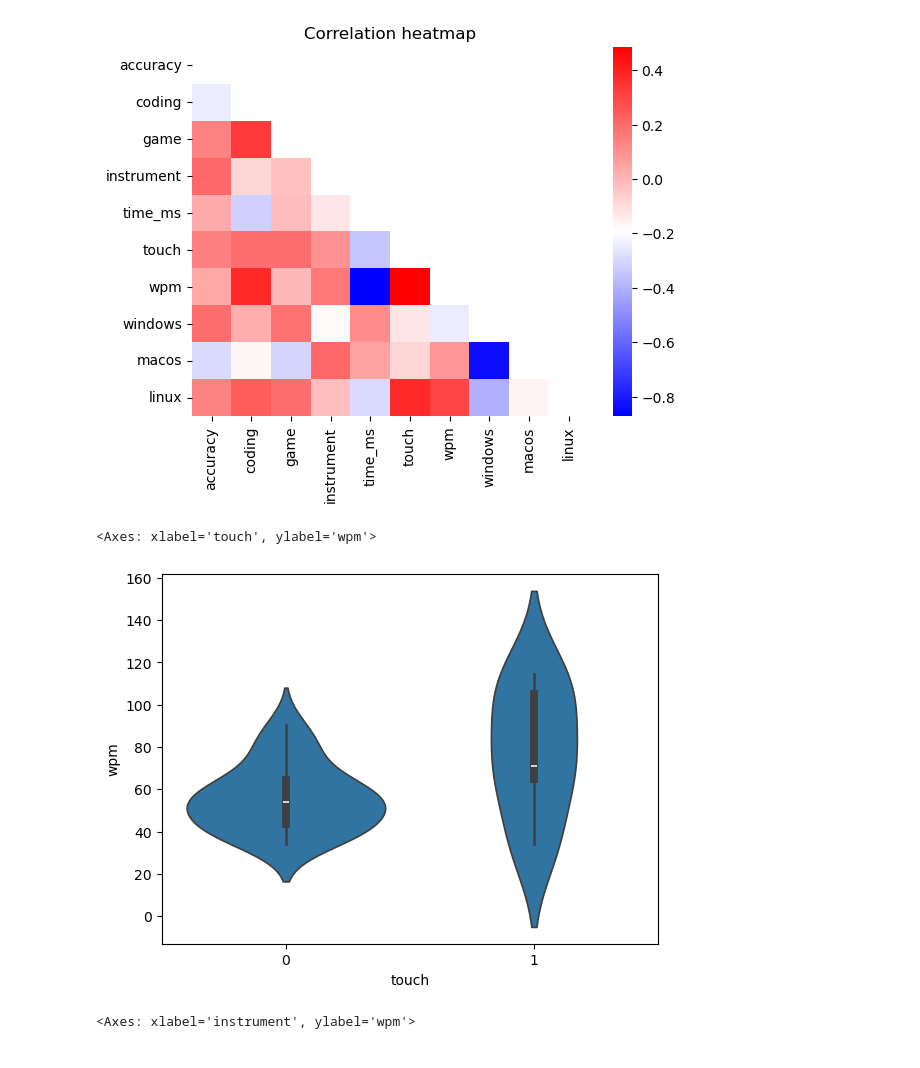
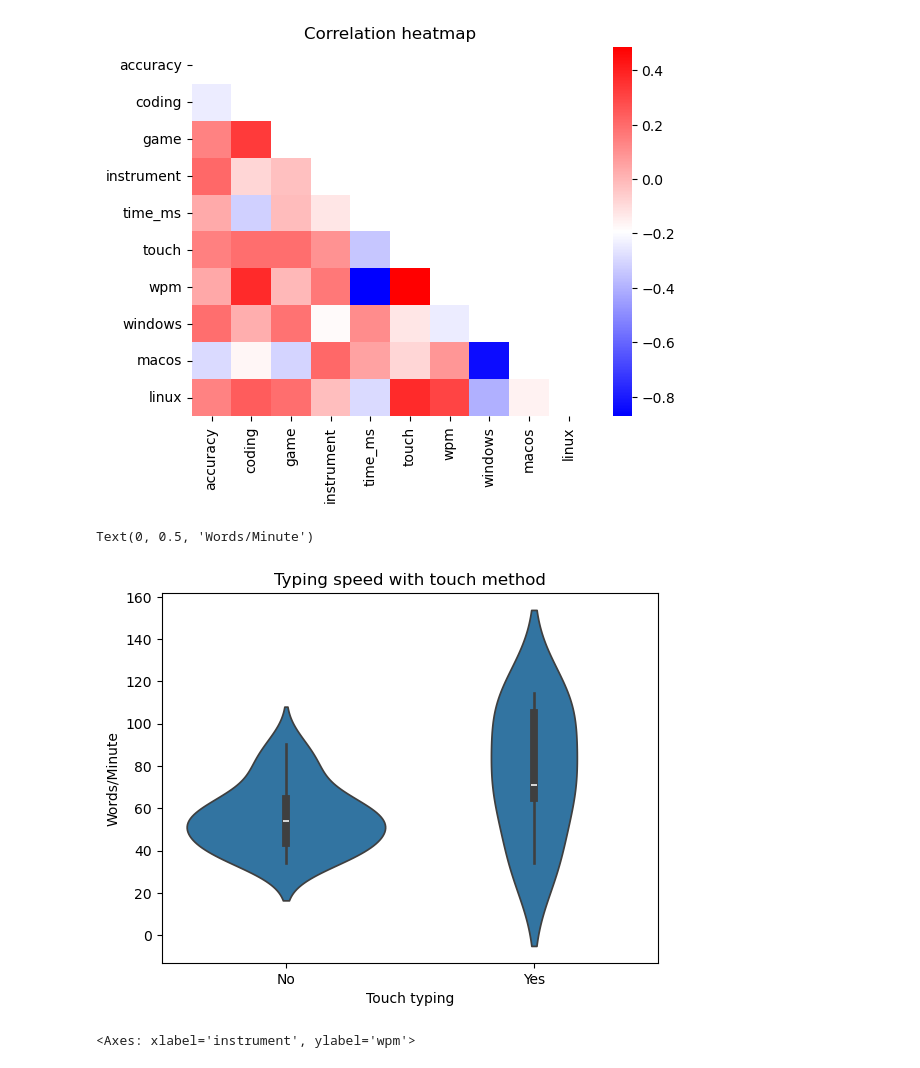
Before and after one commit to LilleAila/projects, a Jupyter notebook: skole/tof1/01-dataanalyse/main.ipynb, the cells around one changed output. Saved outputs shown, nothing was run; the diff lists cells and outputs as text; code cells hidden in the pictures.

```diff
--- a/skole/tof1/01-dataanalyse/main.ipynb
+++ b/skole/tof1/01-dataanalyse/main.ipynb
@@ -114,10 +114,15 @@ ax
 <Axes: title={'center': 'Correlation heatmap'}>
 [figure]
 # %%
-sns.violinplot(x="touch", y="wpm", data=df)
+ax = sns.violinplot(x="touch", y="wpm", data=df)
+ax.set_title("Typing speed with touch method")
+ax.set_xticks([0, 1])
+ax.set_xticklabels(["No", "Yes"])
+ax.set_xlabel("Touch typing")
+ax.set_ylabel("Words/Minute")
 # %% [output]
-<Axes: xlabel='touch', ylabel='wpm'>
+Text(0, 0.5, 'Words/Minute')
-[figure, old version]
+[figure, new version]
 # %%
 sns.violinplot(x="instrument", y="wpm", data=df)
 # %% [output]
```
Also changed, not shown: parts of 2 cells of this notebook, 2 other files.
